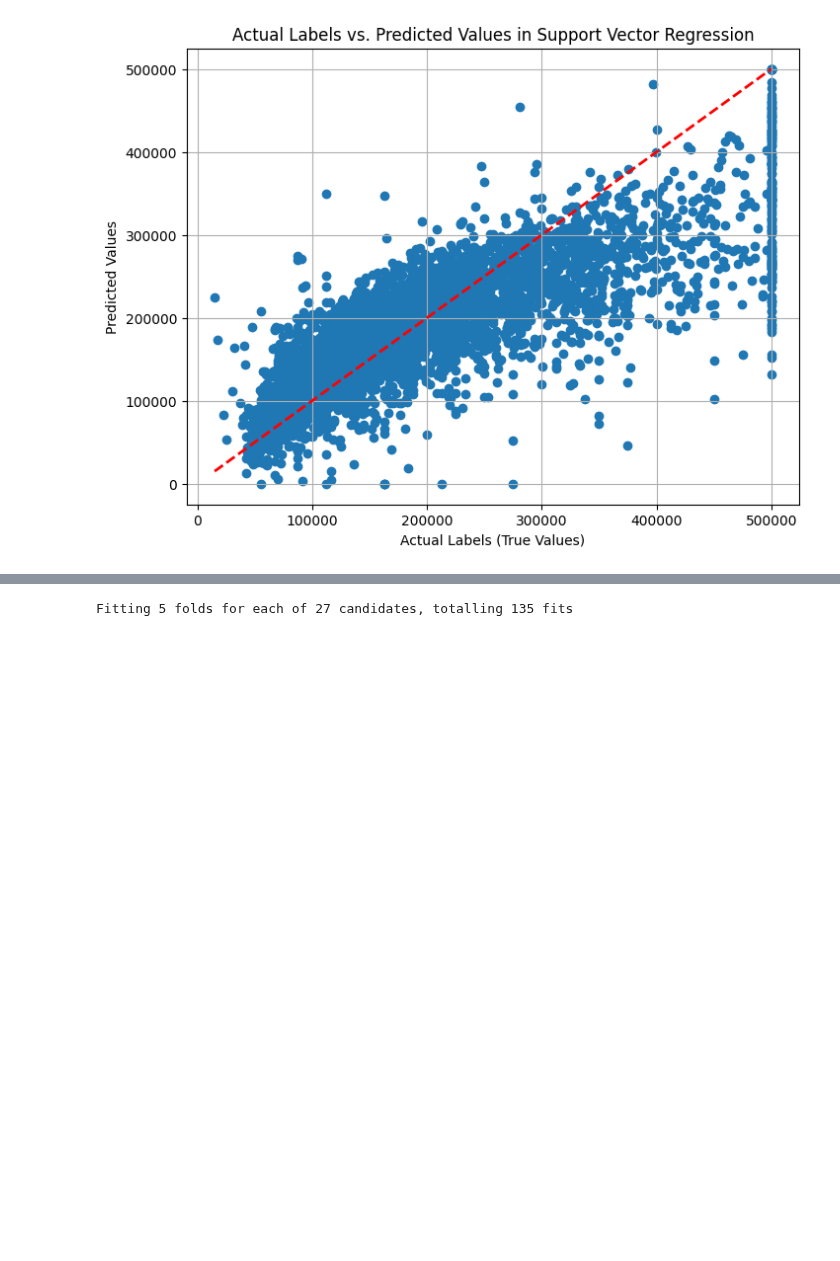
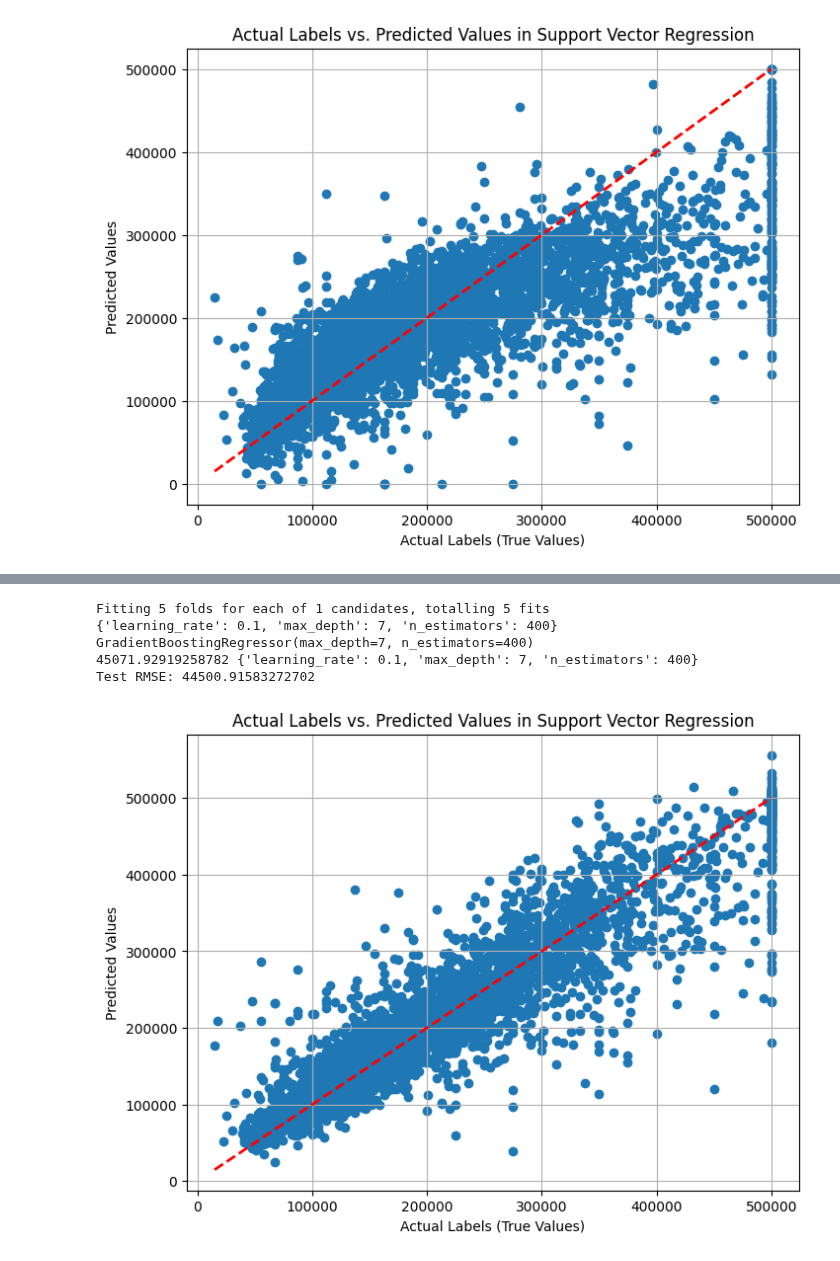
Before and after one commit to danilorr/california-housing-prediction, a Jupyter notebook: best_model_search.ipynb, the cells around one changed output, grey strips where cells are left out. Drawn from its saved outputs; the diff is of its cells as text; code cells hidden in the pictures; blank space fills up the shorter version.

```diff
--- a/best_model_search.ipynb
+++ b/best_model_search.ipynb
@@ -374,12 +374,12 @@ Test RMSE: 52275.951286666284
 # %%
-# Test RMSE:
+# Test RMSE: 44831.5298339194
+# param_grid = [
+#     {'learning_rate': [0.01, 0.1, 0.5], 'n_estimators': [100, 200, 300], 'max_depth': [3, 5, 7]},
+# ]
+
 param_grid = [
-    {'learning_rate': [0.01, 0.1, 0.5], 'n_estimators': [100, 200, 300], 'max_depth': [3, 5, 7]},
+    {'learning_rate': [0.1], 'n_estimators': [400], 'max_depth': [7]},
 ]
-
-# param_grid = [
-#     {'kernel': ['linear'], 'C': [10], 'gamma': ['scale']},
-# ]
 
 xgb = GradientBoostingRegressor()
 
@@ -387,31 +387,36 @@ grid_search = GridSearchCV(xgb, param_grid, cv=5,
                            scoring='neg_mean_squared_error',
                            return_train_score=True,
                            refit=True,
                            verbose=True,
                            n_jobs=-1)
 
 grid_search.fit(X_train, y_train)
 
 print(grid_search.best_params_)
 print(grid_search.best_estimator_)
 
 cvres = grid_search.cv_results_
 for mean_score, params in zip(cvres["mean_test_score"], cvres["params"]):
     print(np.sqrt(-mean_score), params)
 
 y_pred = grid_search.predict(X_test)
 # y_pred = np.minimum(y_pred, 500000)
 # y_pred = np.maximum(y_pred, 0)
 rmse = np.sqrt(mean_squared_error(y_test, y_pred))
 print(f"Test RMSE: {rmse}")
 
 plt.figure(figsize=(8, 6))
 plt.scatter(y_test, y_pred, alpha=1) # Plot actual labels vs predicted values
 plt.plot([y_test.min(), y_test.max()], [y_test.min(), y_test.max()], 'r--', lw=2) # Add a perfect prediction line (red dashed)
 plt.xlabel("Actual Labels (True Values)")
 plt.ylabel("Predicted Values")
 plt.title("Actual Labels vs. Predicted Values in Support Vector Regression")
 plt.grid(True)
 plt.show()
 # %% [output]
-Fitting 5 folds for each of 27 candidates, totalling 135 fits
+Fitting 5 folds for each of 1 candidates, totalling 5 fits
+{'learning_rate': 0.1, 'max_depth': 7, 'n_estimators': 400}
+GradientBoostingRegressor(max_depth=7, n_estimators=400)
+45071.92919258782 {'learning_rate': 0.1, 'max_depth': 7, 'n_estimators': 400}
+Test RMSE: 44500.91583272702
+[figure, added]
```
Also changed, not shown: parts of 2 cells of this notebook.
